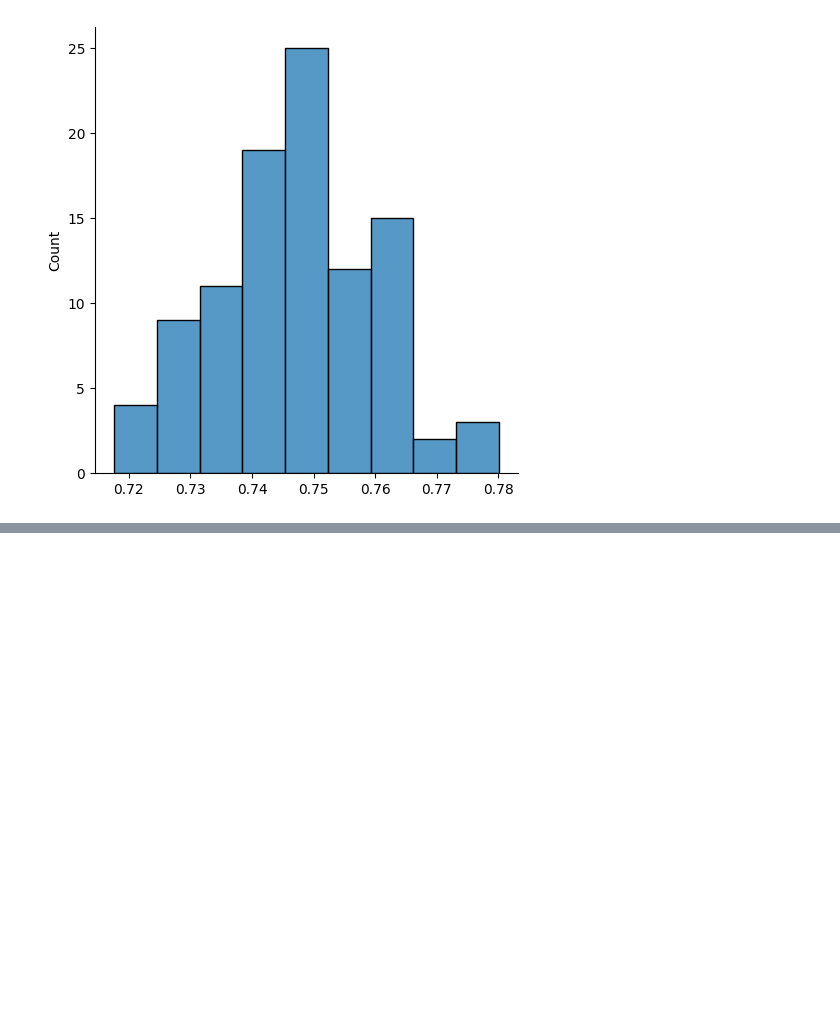
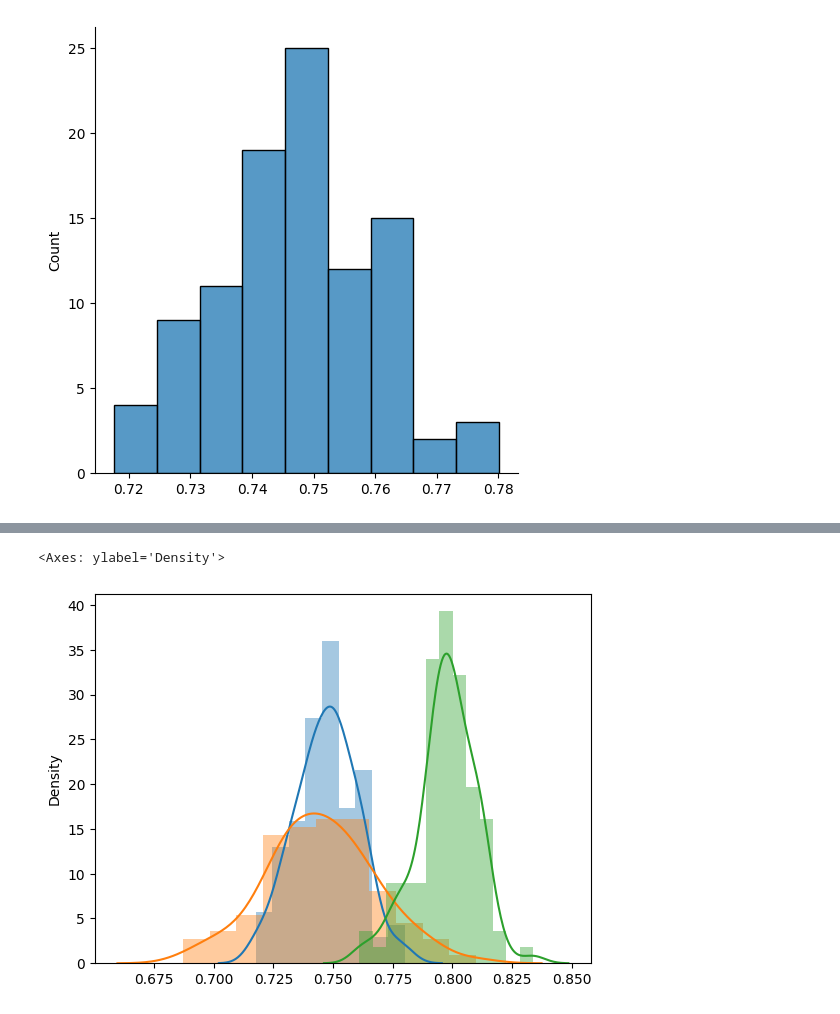
Before and after one commit to zeroknowledgediscovery/lsynth, a Jupyter notebook: local_examples/example.ipynb, the cells around one changed output, grey strips where cells are left out. Drawn from its saved outputs; the diff is of its cells as text; code cells hidden in the pictures; blank space fills up the shorter version.

```diff
--- a/local_examples/example.ipynb
+++ b/local_examples/example.ipynb
@@ -88,0 +89,7 @@ Computing Upsilon on DataFrame with 100 rows ...
+# %%
+sns.distplot(ups_baseline)
+sns.distplot(ups_ctgan)
+sns.distplot(ups_lsm)
+# %% [output]
+<Axes: ylabel='Density'>
+[figure, added]
```
Also changed, not shown: parts of 2 cells of this notebook, 5 other files.
